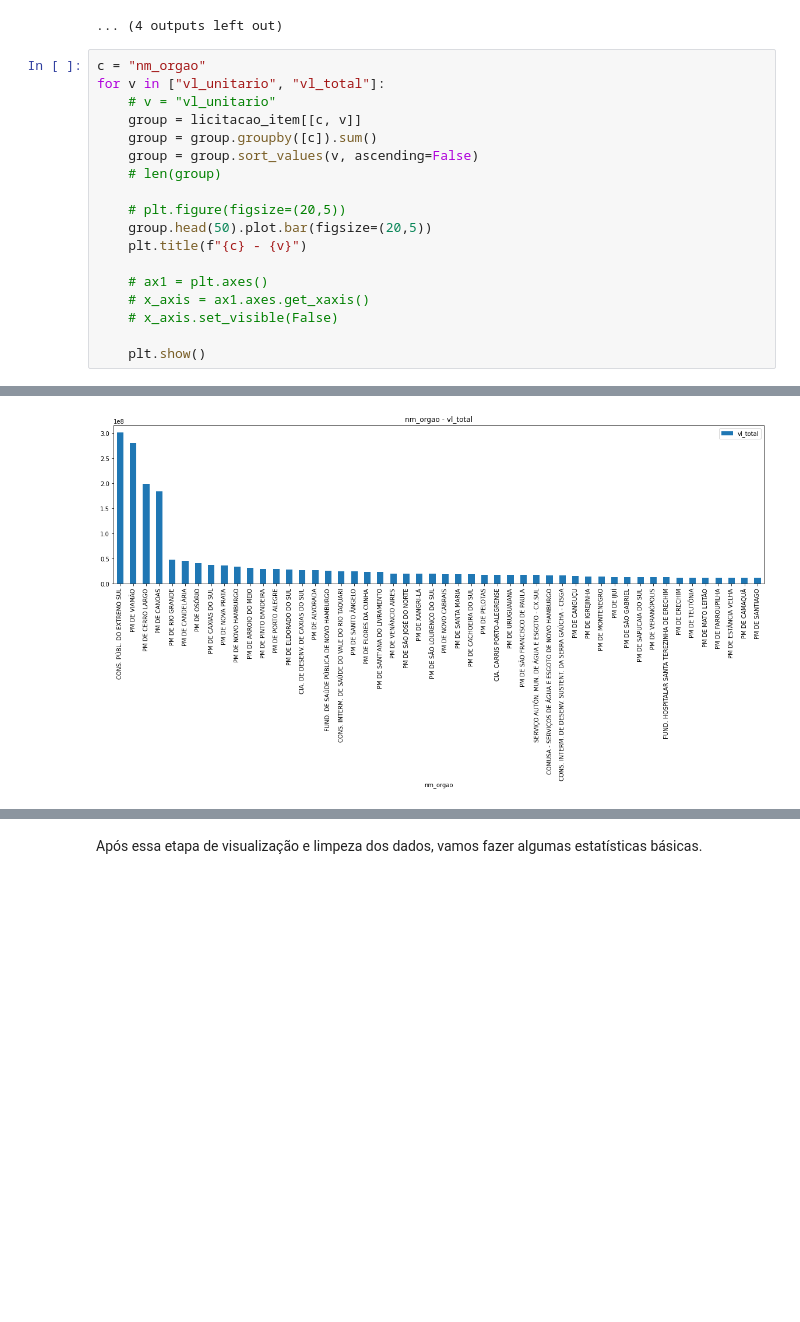
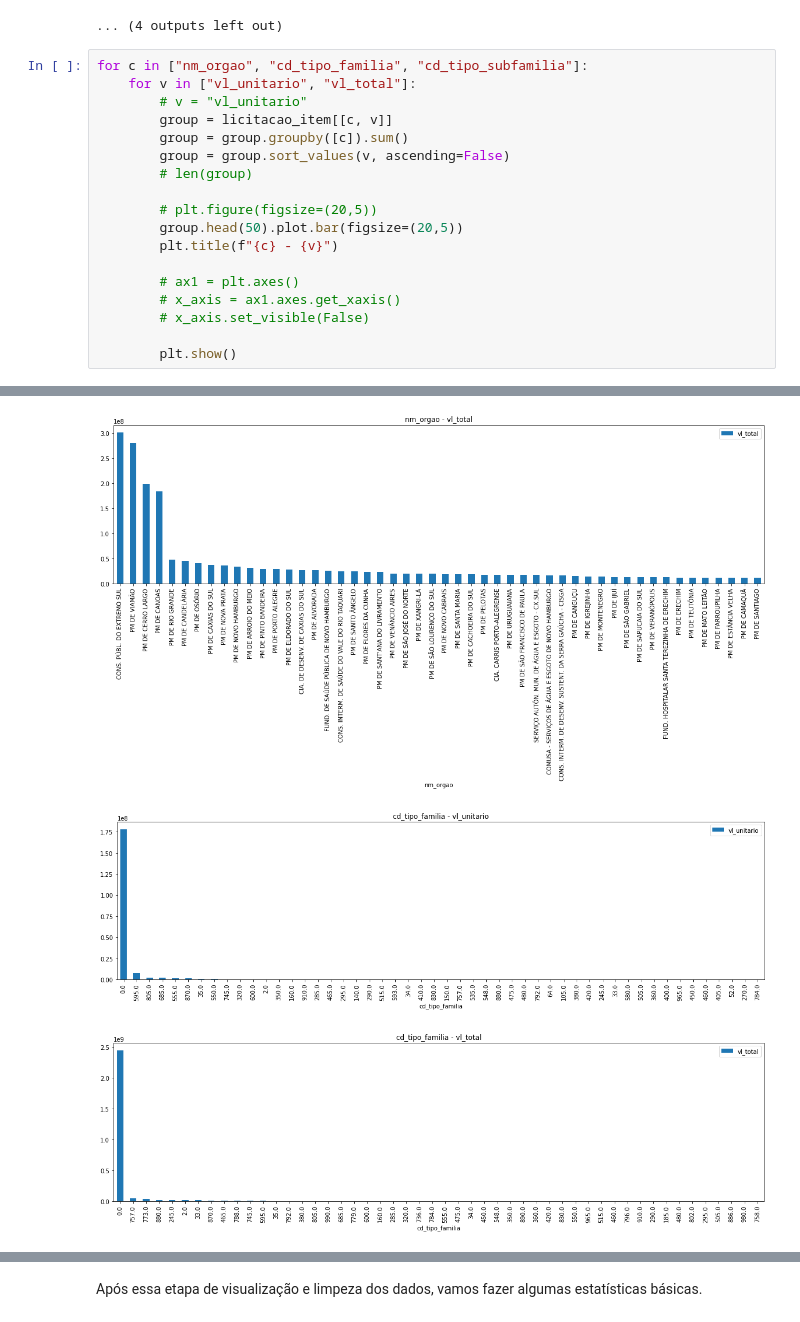
Before and after one commit to tarsioonofrio/rs-gov-purchases, a Jupyter notebook: src/eda.ipynb, the cells around one changed output, grey strips where cells are left out. Cells and saved outputs as stored; diff of their text form; blank space fills up the shorter version.

```diff
--- a/src/eda.ipynb
+++ b/src/eda.ipynb
@@ -600,23 +600,25 @@ for c, d in zip(licitacao_item.columns,licitacao_item.dtypes):
 [figure]
 ... (4 outputs left out)
 # %%
-c = "nm_orgao"
-for v in ["vl_unitario", "vl_total"]:
-    # v = "vl_unitario"
-    group = licitacao_item[[c, v]]
-    group = group.groupby([c]).sum()
-    group = group.sort_values(v, ascending=False)
-    # len(group)
+for c in ["nm_orgao", "cd_tipo_familia", "cd_tipo_subfamilia"]:
+    for v in ["vl_unitario", "vl_total"]:
+        # v = "vl_unitario"
+        group = licitacao_item[[c, v]]
+        group = group.groupby([c]).sum()
+        group = group.sort_values(v, ascending=False)
+        # len(group)
 
-    # plt.figure(figsize=(20,5))
-    group.head(50).plot.bar(figsize=(20,5))
-    plt.title(f"{c} - {v}")
+        # plt.figure(figsize=(20,5))
+        group.head(50).plot.bar(figsize=(20,5))
+        plt.title(f"{c} - {v}")
 
-    # ax1 = plt.axes()
-    # x_axis = ax1.axes.get_xaxis()
-    # x_axis.set_visible(False)
+        # ax1 = plt.axes()
+        # x_axis = ax1.axes.get_xaxis()
+        # x_axis.set_visible(False)
 
-    plt.show()
+        plt.show()
 # %% [output]
 [figure]
 [figure]
+[figure, added]
+[figure, added]
```
Also changed, not shown: parts of 5 cells of this notebook.
